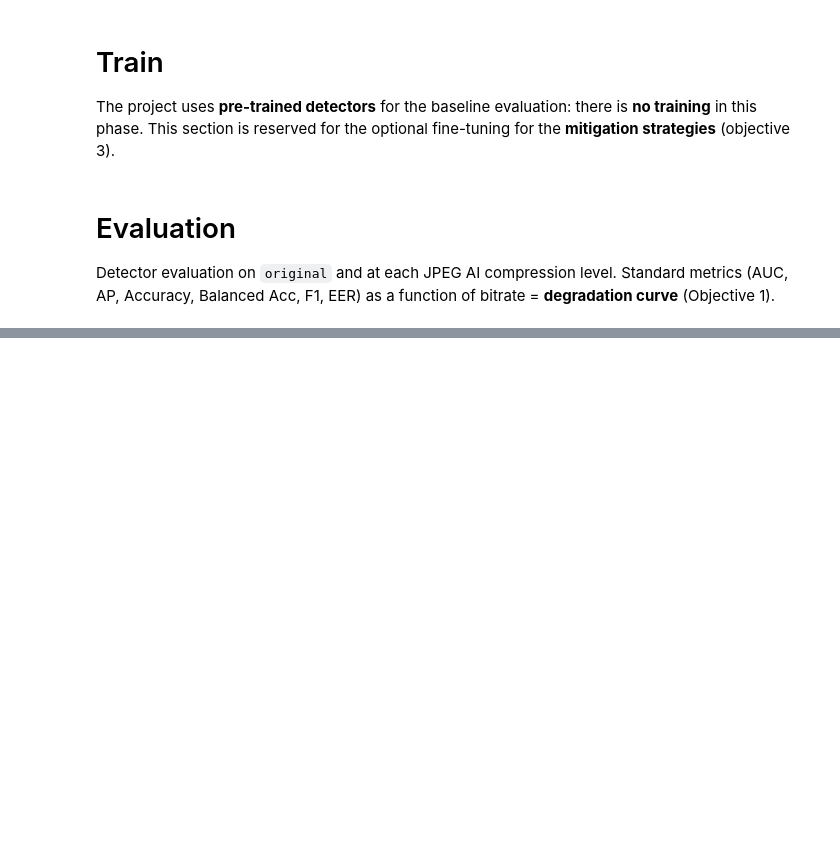
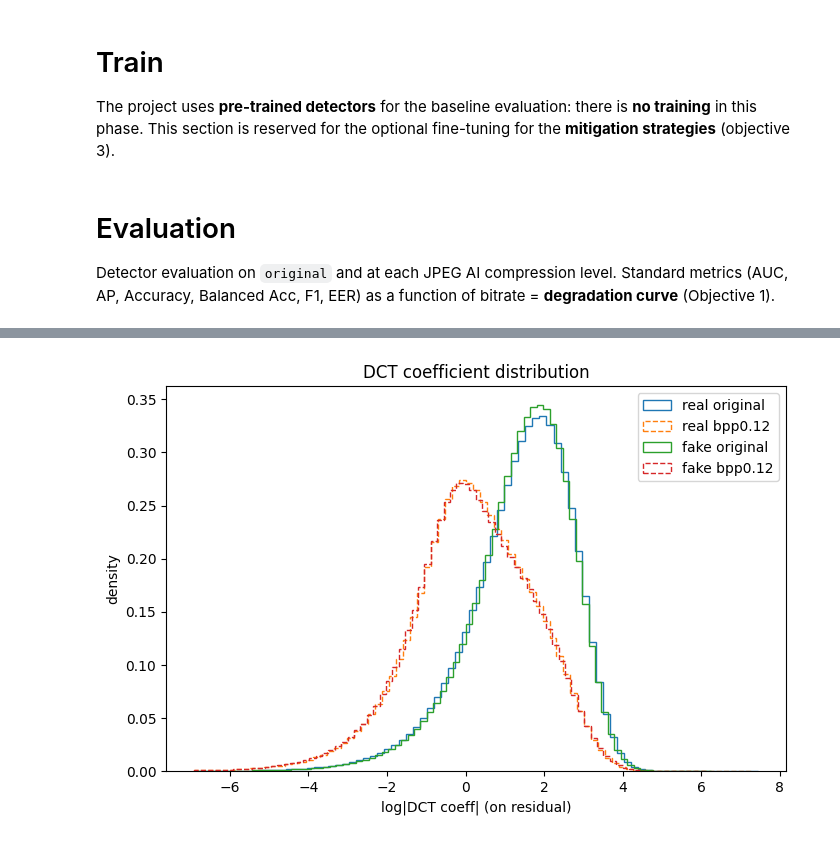
Before and after one commit to silviobear/COMPUTER_VISION_DEEPFAKE, a Jupyter notebook: computer_vision.ipynb, the cells around one changed output, grey strips where cells are left out. Cells and saved outputs as stored; diff of their text form; code cells hidden in the pictures; blank space fills up the shorter version.

```diff
--- a/computer_vision.ipynb
+++ b/computer_vision.ipynb
@@ -245,0 +341,19 @@ plt.legend(); plt.grid(alpha=0.3); plt.show()
+# %%
+def dct_logmag_samples(folder, n=150):
+    vals = []
+    for f in sorted(os.listdir(folder))[:n]:
+        g = residual(load_gray(os.path.join(folder, f)))
+        D = dct(dct(g, axis=0, norm='ortho'), axis=1, norm='ortho')
+        vals.append(np.log(np.abs(D) + 1e-3).ravel())
+    return np.concatenate(vals)
+
+BPP = 0.12
+plt.figure(figsize=(8, 5))
+for cls in ['real', 'fake']:
+    for suf, ls in [('original', '-'), (f'bpp{BPP}', '--')]:
+        v = dct_logmag_samples(os.path.join(DATASET_PATH, f'{cls}_{suf}'))
+        plt.hist(v, bins=80, density=True, histtype='step', linestyle=ls, label=f'{cls} {suf}')
+plt.xlabel('log|DCT coeff| (on residual)'); plt.ylabel('density')
+plt.title('DCT coefficient distribution'); plt.legend(); plt.show()
+# %% [output]
+[figure, added]
```
Also changed, not shown: parts of 12 cells of this notebook.
